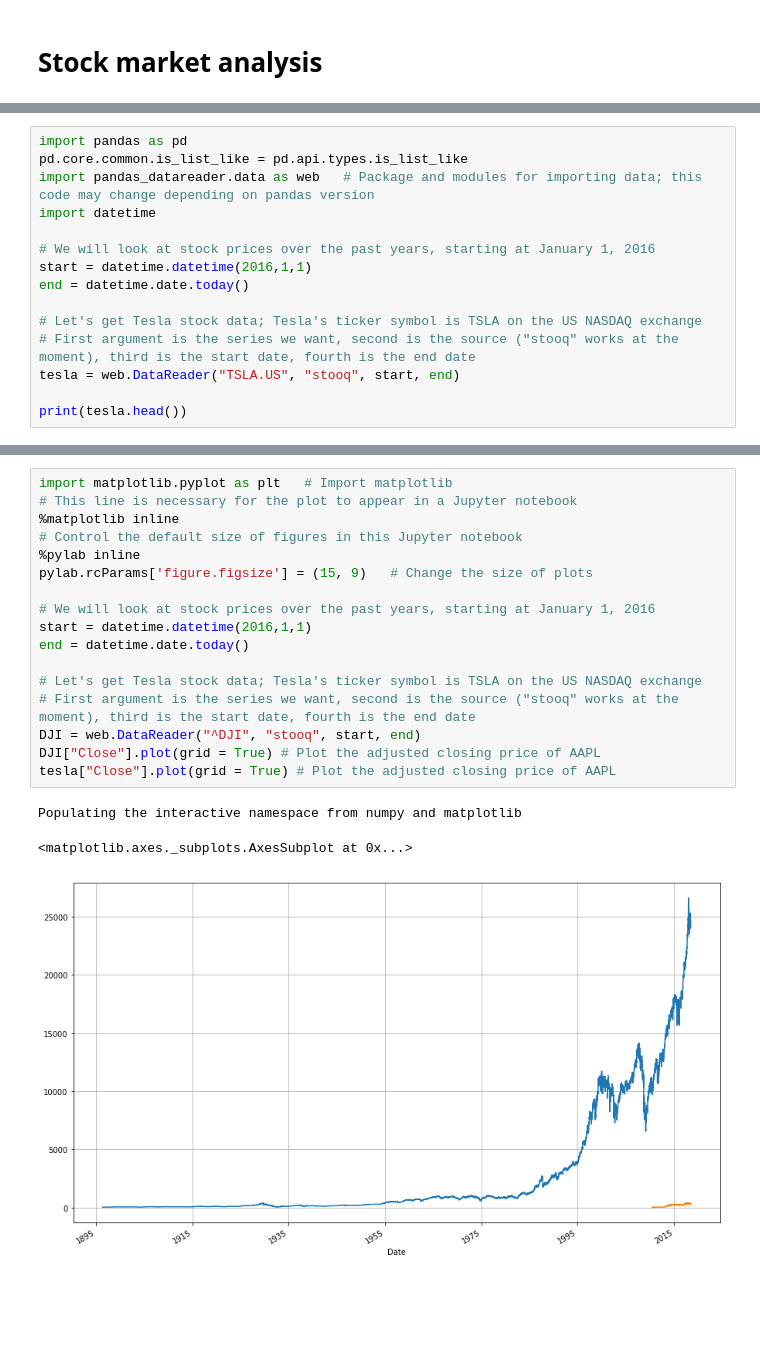
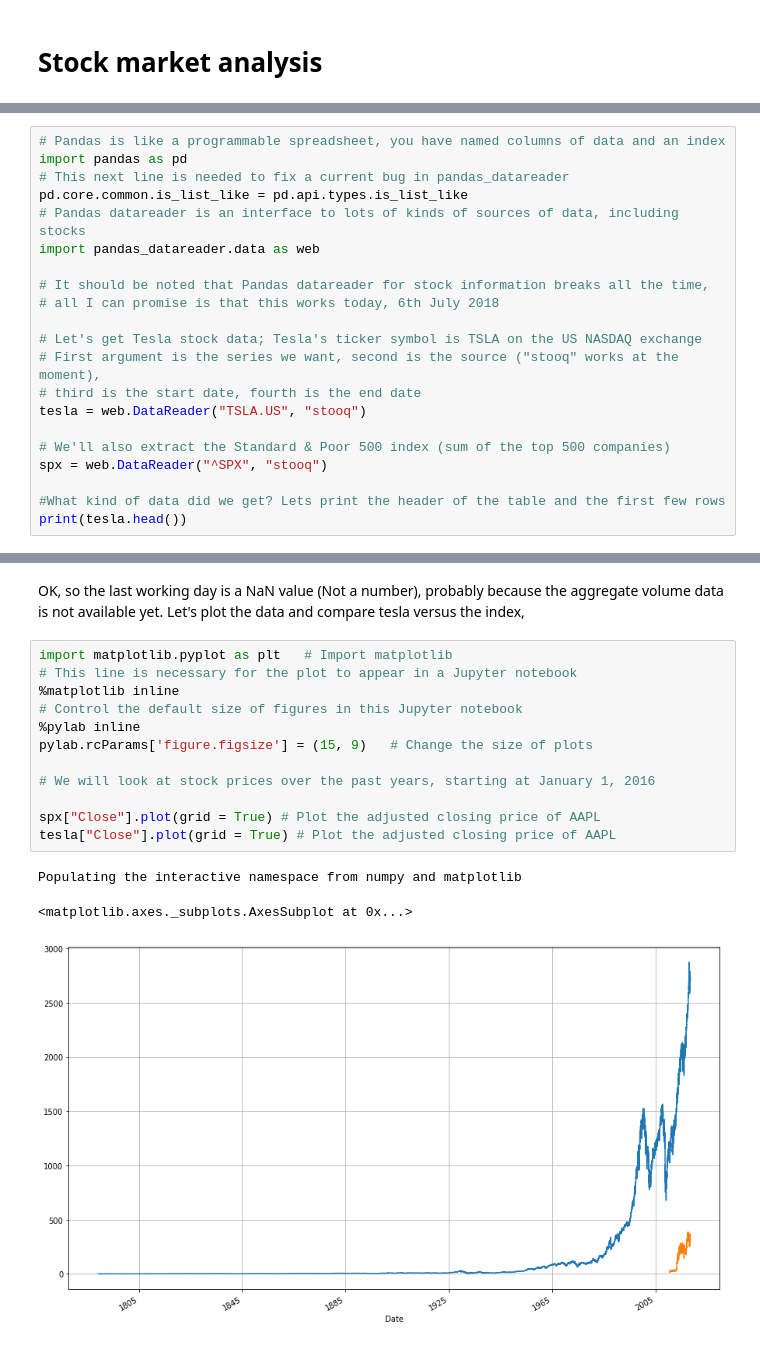
Before and after one commit to toastedcrumpets/CCP5_Python_examples, a Jupyter notebook: Appendix-A-Snippets.ipynb, the cells around one changed output, grey strips where cells are left out. Cells and saved outputs as stored; diff of their text form; blank space fills up the shorter version.

```diff
--- a/Appendix-A-Snippets.ipynb
+++ b/Appendix-A-Snippets.ipynb
@@ -177,16 +179,22 @@ https://www.scipy-lectures.org/intro/scipy.html#statistics-and-random-numbers-sc
 # %%
+# Pandas is like a programmable spreadsheet, you have named columns of data and an index
 import pandas as pd
+# This next line is needed to fix a current bug in pandas_datareader
 pd.core.common.is_list_like = pd.api.types.is_list_like
-import pandas_datareader.data as web   # Package and modules for importing data; this code may change depending on pandas version
-import datetime
+# Pandas datareader is an interface to lots of kinds of sources of data, including stocks
+import pandas_datareader.data as web
 
-# We will look at stock prices over the past years, starting at January 1, 2016
-start = datetime.datetime(2016,1,1)
-end = datetime.date.today()
+# It should be noted that Pandas datareader for stock information breaks all the time,
+# all I can promise is that this works today, 6th July 2018
 
 # Let's get Tesla stock data; Tesla's ticker symbol is TSLA on the US NASDAQ exchange
-# First argument is the series we want, second is the source ("stooq" works at the moment), third is the start date, fourth is the end date
-tesla = web.DataReader("TSLA.US", "stooq", start, end)
+# First argument is the series we want, second is the source ("stooq" works at the moment),
+# third is the start date, fourth is the end date
+tesla = web.DataReader("TSLA.US", "stooq")
 
+# We'll also extract the Standard & Poor 500 index (sum of the top 500 companies)
+spx = web.DataReader("^SPX", "stooq")
+
+#What kind of data did we get? Lets print the header of the table and the first few rows
 print(tesla.head())
 # %% [output]
@@ -200,21 +220,18 @@ print(tesla.head())
+# %% [markdown]
+OK, so the last working day is a NaN value (Not a number), probably because the aggregate volume data is not available yet. Let's plot the data and compare tesla versus the index,
 # %%
 import matplotlib.pyplot as plt   # Import matplotlib
 # This line is necessary for the plot to appear in a Jupyter notebook
 %matplotlib inline
 # Control the default size of figures in this Jupyter notebook
 %pylab inline
 pylab.rcParams['figure.figsize'] = (15, 9)   # Change the size of plots
 
 # We will look at stock prices over the past years, starting at January 1, 2016
-start = datetime.datetime(2016,1,1)
-end = datetime.date.today()
 
-# Let's get Tesla stock data; Tesla's ticker symbol is TSLA on the US NASDAQ exchange
-# First argument is the series we want, second is the source ("stooq" works at the moment), third is the start date, fourth is the end date
-DJI = web.DataReader("^DJI", "stooq", start, end)
-DJI["Close"].plot(grid = True) # Plot the adjusted closing price of AAPL
+spx["Close"].plot(grid = True) # Plot the adjusted closing price of AAPL
 tesla["Close"].plot(grid = True) # Plot the adjusted closing price of AAPL
 # %% [output]
 Populating the interactive namespace from numpy and matplotlib
 <matplotlib.axes._subplots.AxesSubplot at 0x...>
-[figure, old version]
+[figure, new version]
```
Also changed, not shown: parts of 11 cells of this notebook, 3 other files.
